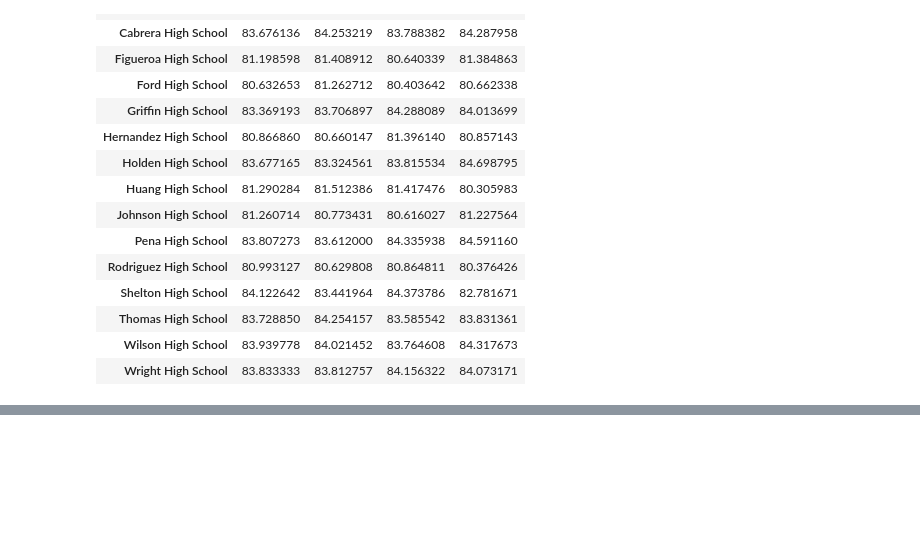
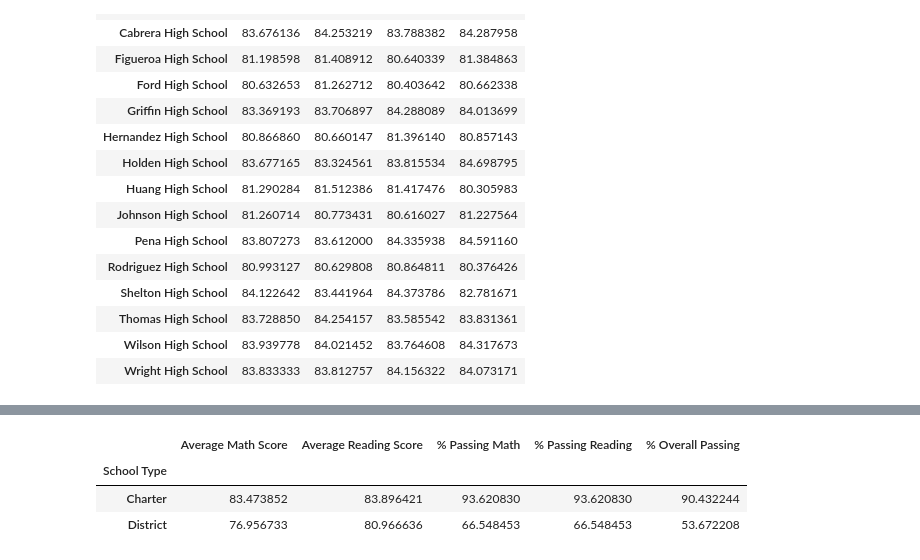
Before and after one commit to andersonmalloryk/pandas-challenge, a Jupyter notebook: PyCitySchools/PyCitySchools.ipynb, the cells around one changed output, grey strips where cells are left out. Saved outputs shown, nothing was run; the diff lists cells and outputs as text; code cells hidden in the pictures; blank space fills up the shorter version.

```diff
--- a/PyCitySchools/PyCitySchools.ipynb
+++ b/PyCitySchools/PyCitySchools.ipynb
@@ -341,0 +324,16 @@ final_best_worst_df = final_best_worst_df.rename(columns = {"Per Student Budget"
+# %%
+#Group by school type and display only scores for the scores by school type
+scores_by_type_df = scores_by_type_df.rename(columns={"average_math":"Average Math Score",
+                                              "average_reading":"Average Reading Score",
+                                              "pass_math_pct":"% Passing Math",
+                                              "pass_reading_pct":"% Passing Reading",
+                                              "pass_both_pct":"% Overall Passing",
+                                             "type":"School Type"})
+
+scores_type_group = scores_by_type_df.groupby(["School Type"])
+scores_type_group.mean()
+# %% [output]
+|  | Average Math Score | Average Reading Score | % Passing Math | % Passing Reading | % Overall Passing |
+| School Type |  |  |  |  |  |
+| Charter | 83.473852 | 83.896421 | 93.620830 | 93.620830 | 90.432244 |
+| District | 76.956733 | 80.966636 | 66.548453 | 66.548453 | 53.672208 |
```
Also changed, not shown: parts of 19 cells of this notebook.
